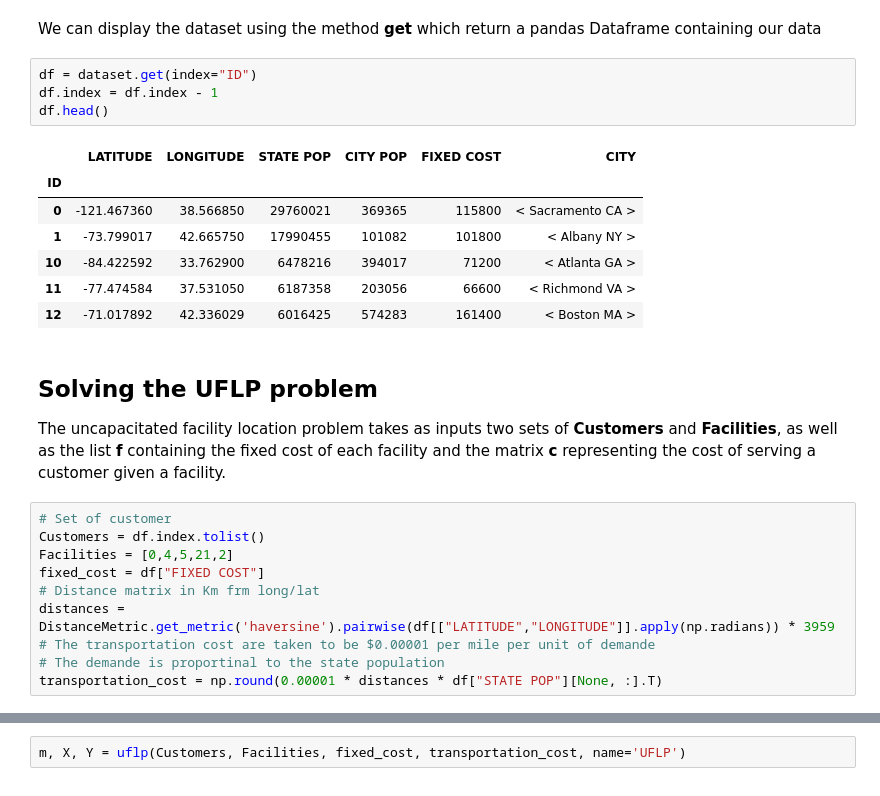
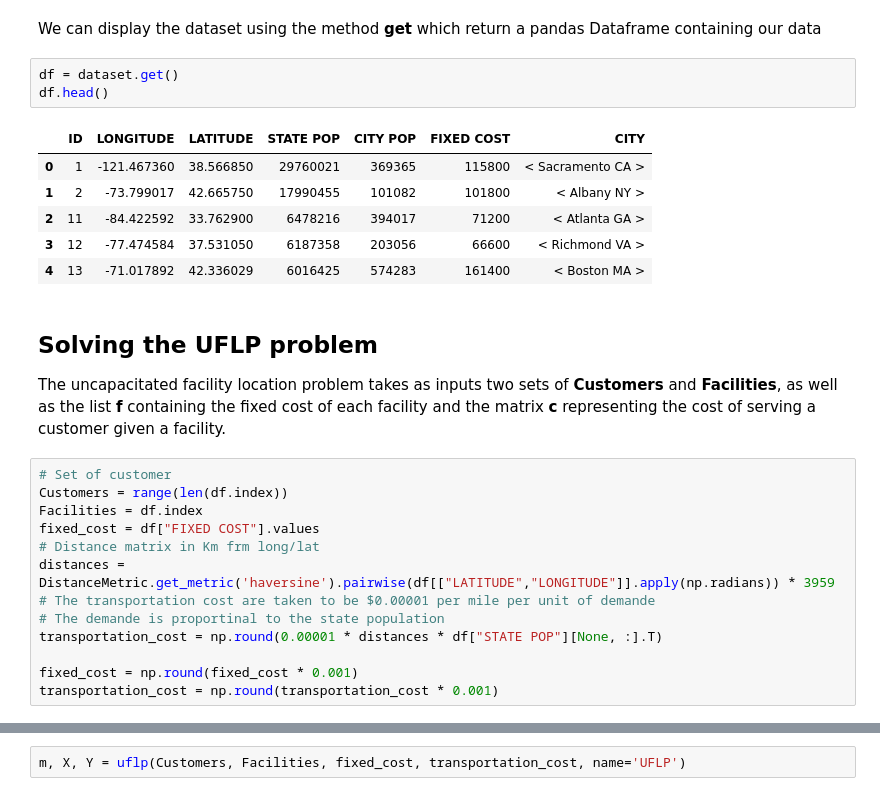
Before and after one commit to xNok/OR_NETWORK-AND-DISCRETE-LOCATION, a Jupyter notebook: ART-Reliability Models for Facility Location The Expected Failure Cost Case.ipynb, the cells around one changed output, grey strips where cells are left out. Cells and saved outputs as stored; diff of their text form.

```diff
--- a/ART-Reliability Models for Facility Location The Expected Failure Cost Case.ipynb
+++ b/ART-Reliability Models for Facility Location The Expected Failure Cost Case.ipynb
@@ -40,28 +40,29 @@ dataset = MongoClient(db = {
 # %% [markdown]
 We can display the dataset using the method **get** which return a pandas Dataframe containing our data
 # %%
-df = dataset.get(index="ID")
-df.index = df.index - 1
+df = dataset.get()
 df.head()
 # %% [output]
-|  | LATITUDE | LONGITUDE | STATE POP | CITY POP | FIXED COST | CITY |
-| ID |  |  |  |  |  |  |
-| 0 | -121.467360 | 38.566850 | 29760021 | 369365 | 115800 | < Sacramento CA > |
-| 1 | -73.799017 | 42.665750 | 17990455 | 101082 | 101800 | < Albany NY > |
-| 10 | -84.422592 | 33.762900 | 6478216 | 394017 | 71200 | < Atlanta GA > |
-| 11 | -77.474584 | 37.531050 | 6187358 | 203056 | 66600 | < Richmond VA > |
-| 12 | -71.017892 | 42.336029 | 6016425 | 574283 | 161400 | < Boston MA > |
+|  | ID | LONGITUDE | LATITUDE | STATE POP | CITY POP | FIXED COST | CITY |
+| 0 | 1 | -121.467360 | 38.566850 | 29760021 | 369365 | 115800 | < Sacramento CA > |
+| 1 | 2 | -73.799017 | 42.665750 | 17990455 | 101082 | 101800 | < Albany NY > |
+| 2 | 11 | -84.422592 | 33.762900 | 6478216 | 394017 | 71200 | < Atlanta GA > |
+| 3 | 12 | -77.474584 | 37.531050 | 6187358 | 203056 | 66600 | < Richmond VA > |
+| 4 | 13 | -71.017892 | 42.336029 | 6016425 | 574283 | 161400 | < Boston MA > |
 # %% [markdown]
 ## Solving the UFLP problem
 
 The uncapacitated facility location problem takes as inputs two sets of **Customers** and **Facilities**, as well as the list **f** containing the fixed cost of each facility and the matrix **c** representing the cost of serving a customer given a facility.
 # %%
 # Set of customer
-Customers = df.index.tolist()
-Facilities = [0,4,5,21,2]
-fixed_cost = df["FIXED COST"]
+Customers = range(len(df.index))
+Facilities = df.index
+fixed_cost = df["FIXED COST"].values
 # Distance matrix in Km frm long/lat
 distances = DistanceMetric.get_metric('haversine').pairwise(df[["LATITUDE","LONGITUDE"]].apply(np.radians)) * 3959
 # The transportation cost are taken to be $0.00001 per mile per unit of demande
 # The demande is proportinal to the state population
 transportation_cost = np.round(0.00001 * distances * df["STATE POP"][None, :].T)
+
+fixed_cost = np.round(fixed_cost * 0.001)
+transportation_cost = np.round(transportation_cost * 0.001)
```
Also changed, not shown: parts of 13 cells of this notebook, 7 other files.
